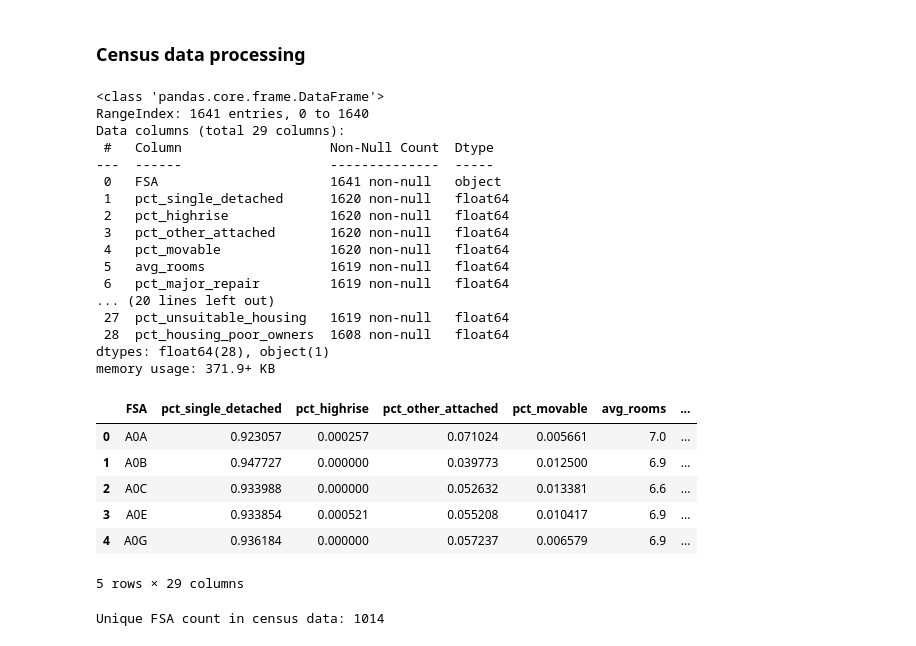
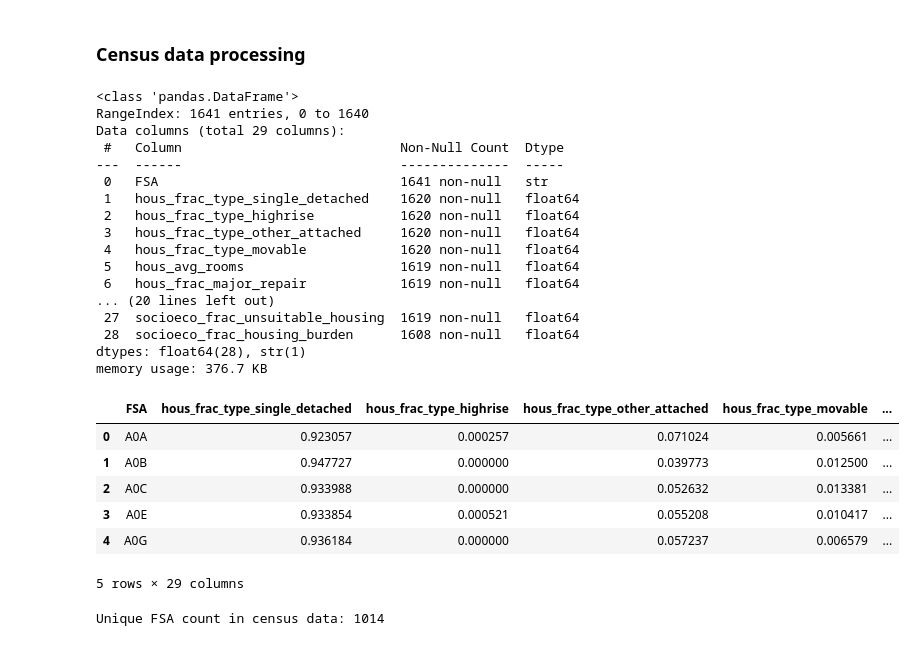
Before and after one commit to Erdos-Projects/spring-2026-radon-risk-mapping, a Jupyter notebook: notebooks/raw_data_processing/main_dataset_processing.ipynb, the cells around one changed output. Cells and saved outputs as stored; diff of their text form; code cells hidden in the pictures.

```diff
--- a/notebooks/raw_data_processing/main_dataset_processing.ipynb
+++ b/notebooks/raw_data_processing/main_dataset_processing.ipynb
@@ -24,3 +26,9 @@ FSA_MAP_HTML_PATH = PROJECT_ROOT / 'figures' / 'maps' / 'canada_fsa_map.html'
+# %%
+def normalize_fsa_column(df):
+    for col in df.columns:
+        if col.lower() == "fsa":
+            df = df.rename(columns={col: "FSA"})
+    return df
 # %% [markdown]
 Radon data availability
 # %%
@@ -87,33 +95,33 @@ Unique and relevant FSA count in center data: 1014
 # %% [markdown]
 ### Census data processing
 # %%
-census_df = pd.read_csv(CENSUS_DATA_PATH)
+census_df = normalize_fsa_column(pd.read_csv(CENSUS_DATA_PATH))
 census_df.info()
 census_df.head()
 # %% [output]
-<class 'pandas.core.frame.DataFrame'>
+<class 'pandas.DataFrame'>
 RangeIndex: 1641 entries, 0 to 1640
 Data columns (total 29 columns):
- #   Column                   Non-Null Count  Dtype
----  ------                   --------------  -----
- 0   FSA                      1641 non-null   object
- 1   pct_single_detached      1620 non-null   float64
- 2   pct_highrise             1620 non-null   float64
- 3   pct_other_attached       1620 non-null   float64
- 4   pct_movable              1620 non-null   float64
- 5   avg_rooms                1619 non-null   float64
- 6   pct_major_repair         1619 non-null   float64
+ #   Column                            Non-Null Count  Dtype
+---  ------                            --------------  -----
+ 0   FSA                               1641 non-null   str
+ 1   hous_frac_type_single_detached    1620 non-null   float64
+ 2   hous_frac_type_highrise           1620 non-null   float64
+ 3   hous_frac_type_other_attached     1620 non-null   float64
+ 4   hous_frac_type_movable            1620 non-null   float64
+ 5   hous_avg_rooms                    1619 non-null   float64
+ 6   hous_frac_major_repair            1619 non-null   float64
 ... (20 lines left out)
- 27  pct_unsuitable_housing   1619 non-null   float64
- 28  pct_housing_poor_owners  1608 non-null   float64
-dtypes: float64(28), object(1)
-memory usage: 371.9+ KB
+ 27  socioeco_frac_unsuitable_housing  1619 non-null   float64
+ 28  socioeco_frac_housing_burden      1608 non-null   float64
+dtypes: float64(28), str(1)
+memory usage: 376.7 KB
-|  | FSA | pct_single_detached | pct_highrise | pct_other_attached | pct_movable | avg_rooms | ... |
-| 0 | A0A | 0.923057 | 0.000257 | 0.071024 | 0.005661 | 7.0 | ... |
-| 1 | A0B | 0.947727 | 0.000000 | 0.039773 | 0.012500 | 6.9 | ... |
-| 2 | A0C | 0.933988 | 0.000000 | 0.052632 | 0.013381 | 6.6 | ... |
-| 3 | A0E | 0.933854 | 0.000521 | 0.055208 | 0.010417 | 6.9 | ... |
-| 4 | A0G | 0.936184 | 0.000000 | 0.057237 | 0.006579 | 6.9 | ... |
+|  | FSA | hous_frac_type_single_detached | hous_frac_type_highrise | hous_frac_type_other_attached | hous_frac_type_movable | ... |
+| 0 | A0A | 0.923057 | 0.000257 | 0.071024 | 0.005661 | ... |
+| 1 | A0B | 0.947727 | 0.000000 | 0.039773 | 0.012500 | ... |
+| 2 | A0C | 0.933988 | 0.000000 | 0.052632 | 0.013381 | ... |
+| 3 | A0E | 0.933854 | 0.000521 | 0.055208 | 0.010417 | ... |
+| 4 | A0G | 0.936184 | 0.000000 | 0.057237 | 0.006579 | ... |
 5 rows × 29 columns
 # %%
 census_relevant_df = census_df[census_df['FSA'].isin(relevant_fsas)]
```
Also changed, not shown: parts of 15 cells of this notebook, 2 other files.
